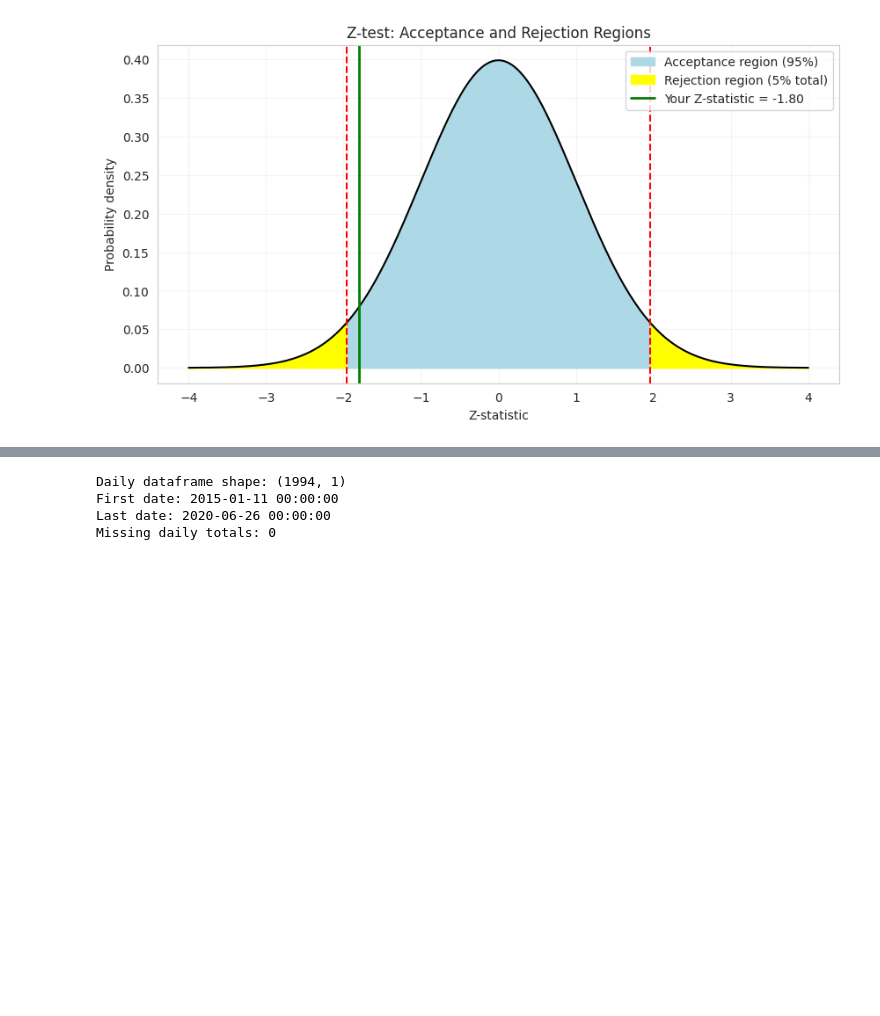
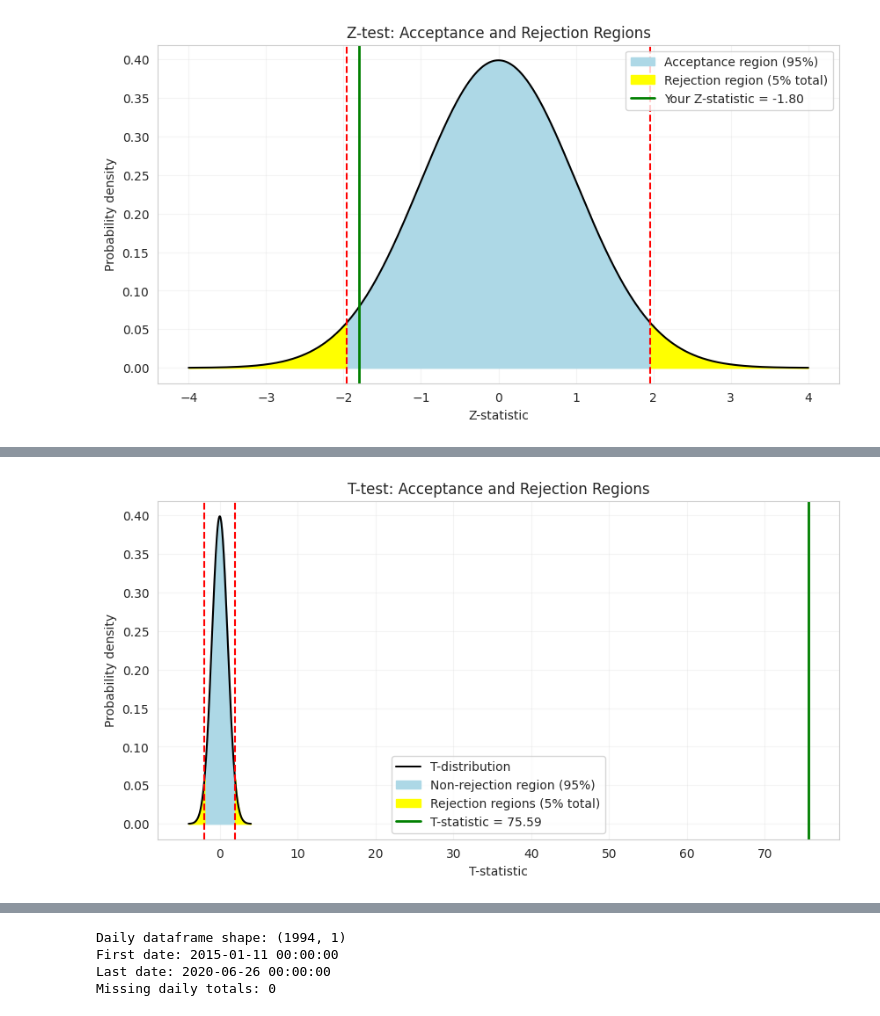
Before and after one commit to Handdyy11/Electricity_load_forecasting, a Jupyter notebook: Electricity_forcasting.ipynb, the cells around one changed output, grey strips where cells are left out. Cells and saved outputs as stored; diff of their text form; code cells hidden in the pictures; blank space fills up the shorter version.

```diff
--- a/Electricity_forcasting.ipynb
+++ b/Electricity_forcasting.ipynb
@@ -351,11 +351,3 @@ plt.grid(alpha=0.2)
 plt.show()
 # %% [output]
 [figure]
-# %%
-# Welch t-test (does not assume equal variances). H0: mean demand is the same in both groups
-p_vals = {}                                                        # collects p-values for the summary table
-for col in ["holiday", "school"]:
-    a, b = df.loc[df[col] == 1, TARGET], df.loc[df[col] == 0, TARGET]
-    t, p = stats.ttest_ind(a, b, equal_var=False)
-    p_vals[f"t-test: {col} vs not"] = p
-    print(f"{col}: mean(1)={a.mean():.2f}, mean(0)={b.mean():.2f}, t={t:.3f}, p={p:.4g}")
@@ -445,0 +496,67 @@ dtype: float64
+# %%
+import numpy as np
+import matplotlib.pyplot as plt
+from scipy.stats import t
+
+# Significance level
+alpha = 0.05
+
+# Degrees of freedom from Welch's t-test
+n1 = len(weekdays)
+n2 = len(weekends)
+
+s1 = weekdays.var(ddof=1)
+s2 = weekends.var(ddof=1)
+
+df_t = (s1/n1 + s2/n2)**2 / (
+    (s1/n1)**2/(n1-1) + (s2/n2)**2/(n2-1)
+)
+
+# Critical values for a two-tailed test
+lower_critical = t.ppf(alpha/2, df_t)
+upper_critical = t.ppf(1-alpha/2, df_t)
+
+# Generate t-distribution curve
+x = np.linspace(-4, 4, 1000)
+y = t.pdf(x, df_t)
+
+plt.figure(figsize=(10, 5))
+plt.plot(x, y, color="black", label="T-distribution")
+
+# Acceptance region
+x_accept = x[(x >= lower_critical) & (x <= upper_critical)]
+plt.fill_between(
+    x_accept, t.pdf(x_accept, df_t),
+    color="lightblue", label="Non-rejection region (95%)"
+)
+
+# Rejection regions
+x_left = x[x < lower_critical]
+x_right = x[x > upper_critical]
+
+plt.fill_between(
+    x_left, t.pdf(x_left, df_t),
+    color="yellow", label="Rejection regions (5% total)"
+)
+plt.fill_between(
+    x_right, t.pdf(x_right, df_t), color="yellow"
+)
+
+# Critical values
+plt.axvline(lower_critical, color="red", linestyle="--")
+plt.axvline(upper_critical, color="red", linestyle="--")
+
+# Your calculated t-statistic
+plt.axvline(
+    t_stat, color="green", linewidth=2,
+    label=f"T-statistic = {t_stat:.2f}"
+)
+
+plt.title("T-test: Acceptance and Rejection Regions")
+plt.xlabel("T-statistic")
+plt.ylabel("Probability density")
+plt.legend()
+plt.grid(alpha=0.2)
+plt.show()
+# %% [output]
+[figure, added]
```
Also changed, not shown: parts of 16 cells of this notebook.
